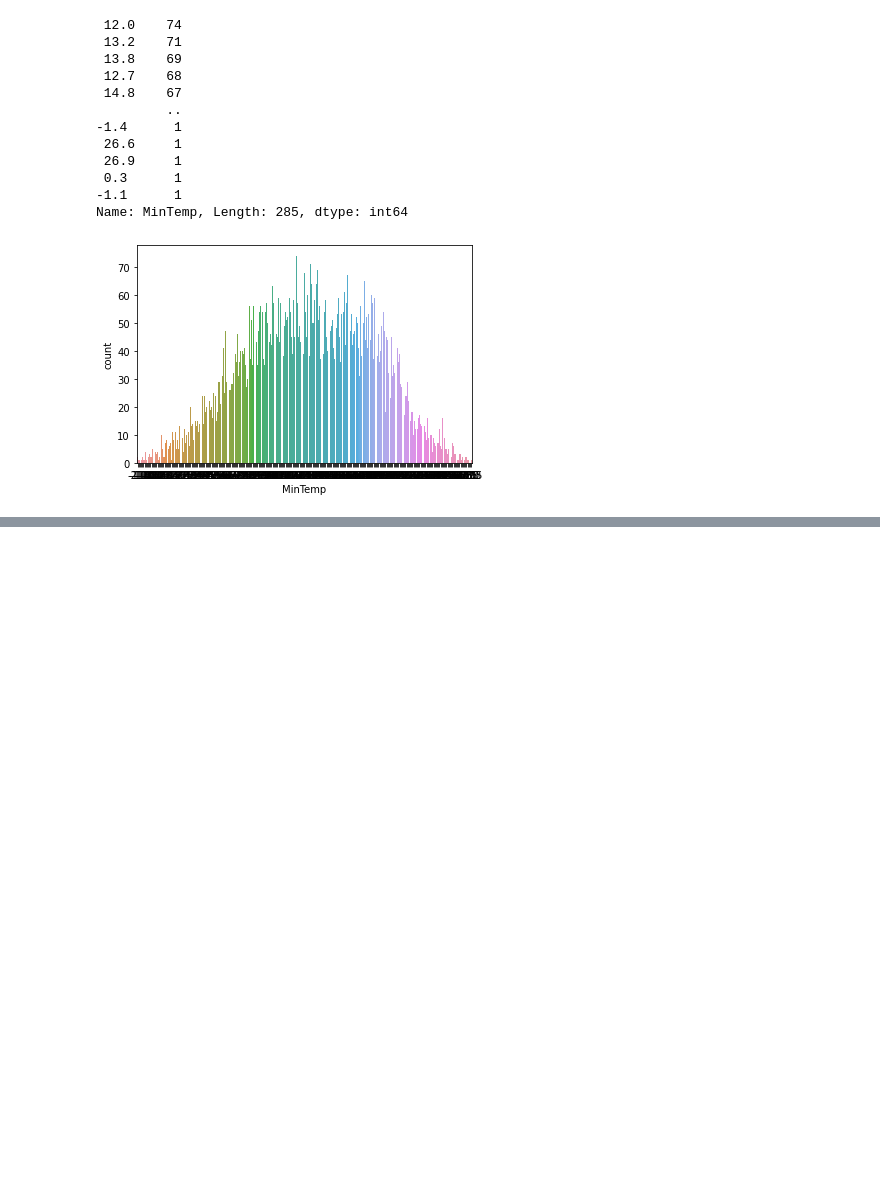
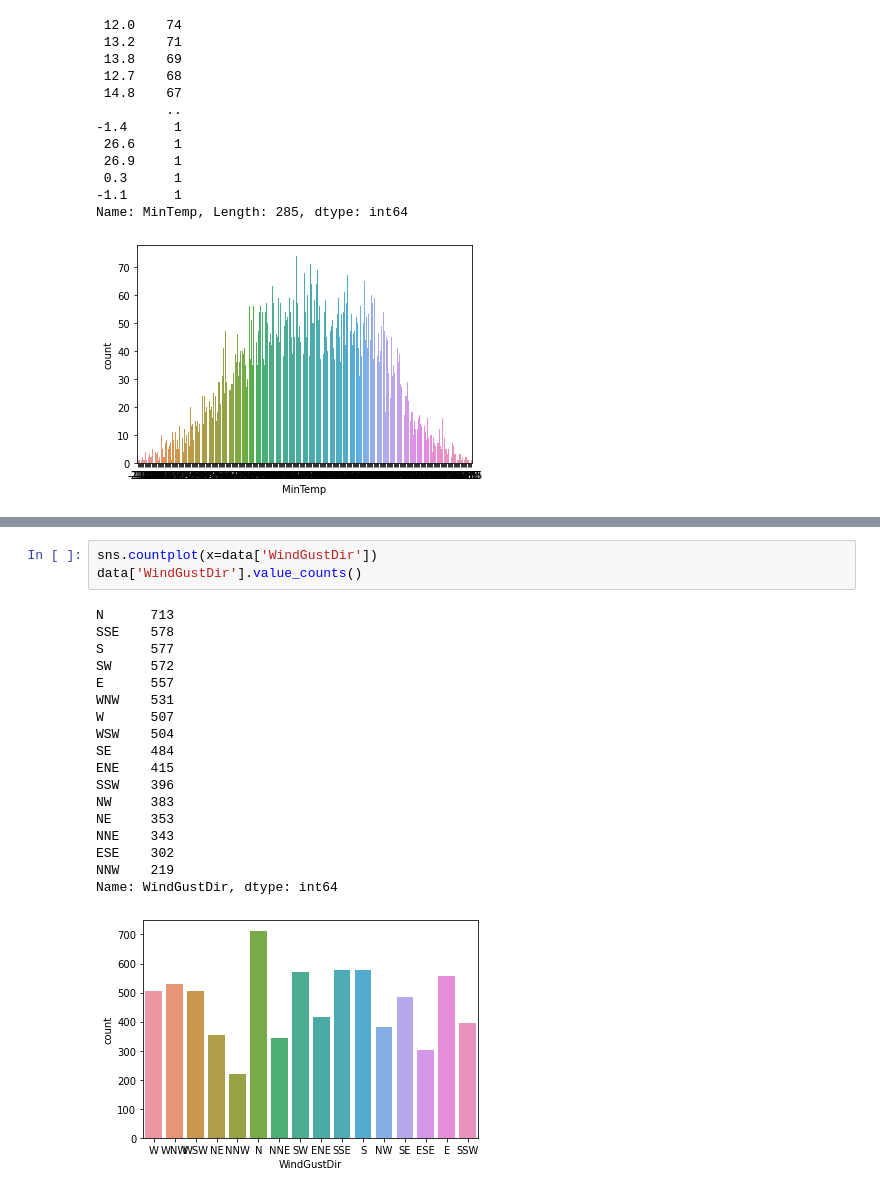
Before and after one commit to Dhara348/Project1, a Jupyter notebook: Evaluation_Project/rainfall_prediction.ipynb, the cells around one changed output, grey strips where cells are left out. Drawn from its saved outputs; the diff is of its cells as text; blank space fills up the shorter version.

```diff
--- a/Evaluation_Project/rainfall_prediction.ipynb
+++ b/Evaluation_Project/rainfall_prediction.ipynb
@@ -86,0 +121,22 @@ data['MinTe'].value_counts()
+# %%
+sns.countplot(x=data['WindGustDir'])
+data['WindGustDir'].value_counts()
+# %% [output]
+N      713
+SSE    578
+S      577
+SW     572
+E      557
+WNW    531
+W      507
+WSW    504
+SE     484
+ENE    415
+SSW    396
+NW     383
+NE     353
+NNE    343
+ESE    302
+NNW    219
+Name: WindGustDir, dtype: int64
+[figure, added]
```
Also changed, not shown: parts of 55 cells of this notebook.
